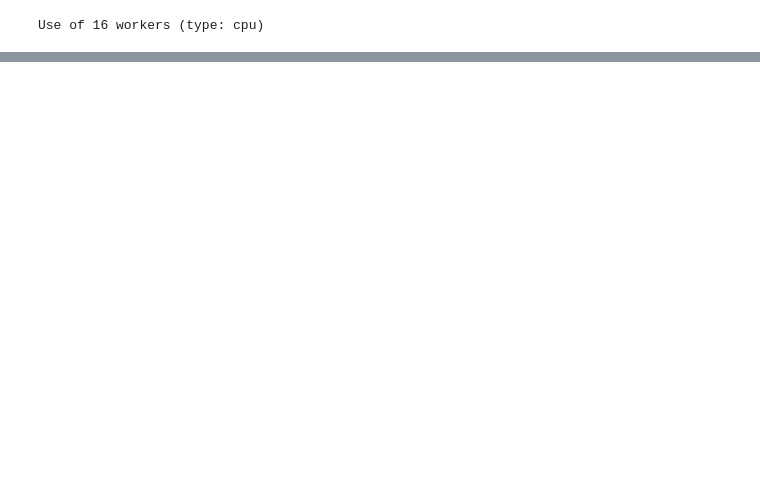
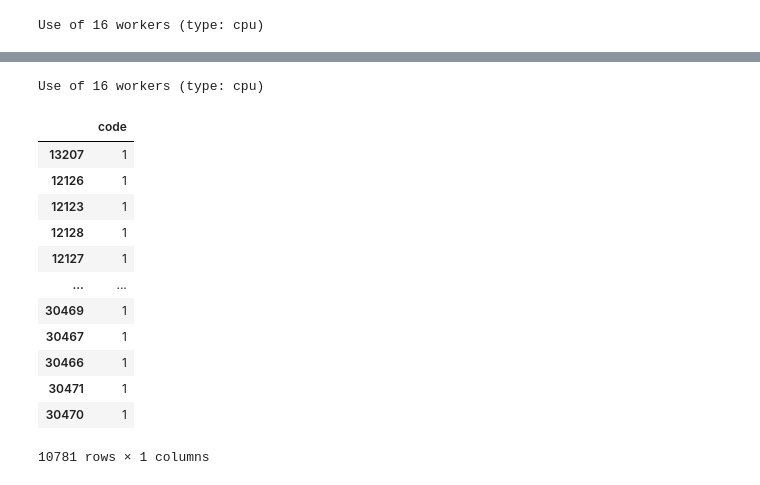
Before and after one commit to LouisBrusset/ITER-magnetics-diagnostic-analysis, a Jupyter notebook: notebooks/experiments/efit++_analysis.ipynb, the cells around one changed output, grey strips where cells are left out. Drawn from its saved outputs; the diff is of its cells as text; code cells hidden in the pictures; blank space fills up the shorter version.

Commit message:
EFIT analysis complete: no interesting information MSCRED training improvements

```diff
--- a/notebooks/experiments/efit++_analysis.ipynb
+++ b/notebooks/experiments/efit++_analysis.ipynb
@@ -408,0 +360,7 @@ results_df = process_all_shots(shot_list, output_dir, n_jobs)
+# %%
+mask1 = variable_presence_all['code']<=100
+mask2 = variable_presence_all['code']>0
+mask = mask1 & mask2
+
+shots_with_fwtmp = variable_presence_all[mask].index.tolist()
+shots_with_fwtmp
@@ -410,0 +577,25 @@ results_df = process_all_shots(shot_list, output_dir, n_jobs)
+# %%
+variable_presence_all = efit_analysis_parallel2(
+    shots=shots_with_fwtmp,
+    verbose=False,
+    max_workers=None,
+    task_type="cpu"
+)
+# %% [output]
+Use of 16 workers (type: cpu)
+# %%
+variable_presence_all
+# %% [output]
+|  | code |
+| 13207 | 1 |
+| 12126 | 1 |
+| 12123 | 1 |
+| 12128 | 1 |
+| 12127 | 1 |
+| ... | ... |
+| 30469 | 1 |
+| 30467 | 1 |
+| 30466 | 1 |
+| 30471 | 1 |
+| 30470 | 1 |
+10781 rows × 1 columns
```
Also changed, not shown: parts of 20 cells of this notebook, 7 other files.
